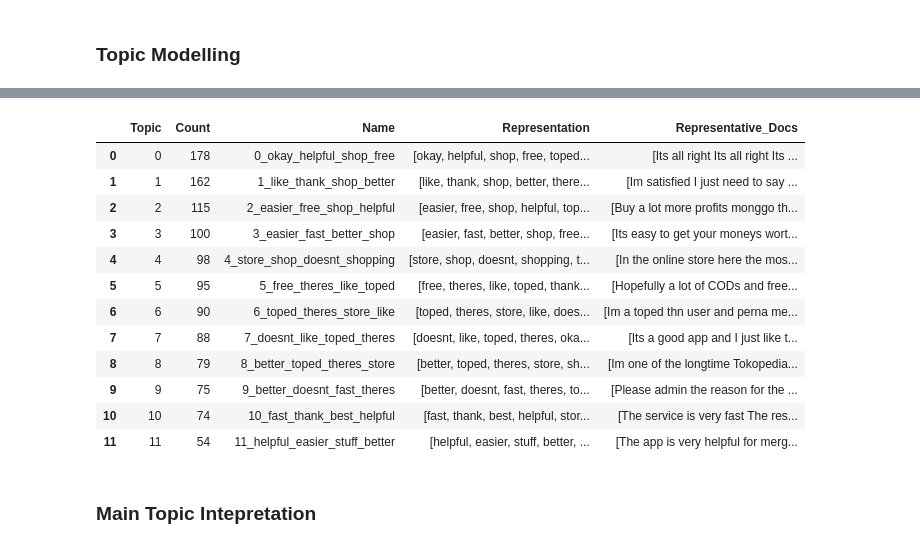
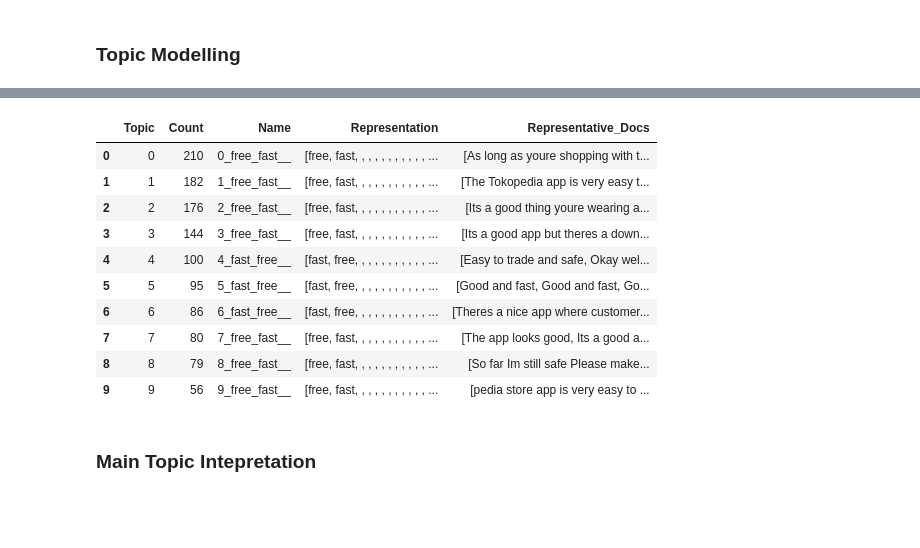
Before and after one commit to WayanArdike/gopay, a Jupyter notebook: study-case-tokopedia.ipynb, the cells around one changed output, grey strips where cells are left out. Saved outputs shown, nothing was run; the diff lists cells and outputs as text; code cells hidden in the pictures; blank space fills up the shorter version.

```diff
--- a/study-case-tokopedia.ipynb
+++ b/study-case-tokopedia.ipynb
@@ -794,7 +794,7 @@ App Performance & Technical Issues and Payment & Account Management remain domin
 # %% [markdown]
 ### Topic Modelling
 # %%
-positive_topic = topic(12)
+positive_topic = topic(10)
 positive_info = positive_topic.fit_transform(positive)
 positive_info = positive_topic.get_topic_info()
 positive_info.to_csv('tokped_positive.csv')
@@ -811,15 +811,13 @@ positive_info
 |  | Topic | Count | Name | Representation | Representative_Docs |
-| 0 | 0 | 178 | 0_okay_helpful_shop_free | [okay, helpful, shop, free, toped... | [Its all right Its all right Its ... |
-| 1 | 1 | 162 | 1_like_thank_shop_better | [like, thank, shop, better, there... | [Im satisfied I just need to say ... |
-| 2 | 2 | 115 | 2_easier_free_shop_helpful | [easier, free, shop, helpful, top... | [Buy a lot more profits monggo th... |
-| 3 | 3 | 100 | 3_easier_fast_better_shop | [easier, fast, better, shop, free... | [Its easy to get your moneys wort... |
-| 4 | 4 | 98 | 4_store_shop_doesnt_shopping | [store, shop, doesnt, shopping, t... | [In the online store here the mos... |
-| 5 | 5 | 95 | 5_free_theres_like_toped | [free, theres, like, toped, thank... | [Hopefully a lot of CODs and free... |
-| 6 | 6 | 90 | 6_toped_theres_store_like | [toped, theres, store, like, does... | [Im a toped thn user and perna me... |
-| 7 | 7 | 88 | 7_doesnt_like_toped_theres | [doesnt, like, toped, theres, oka... | [Its a good app and I just like t... |
-| 8 | 8 | 79 | 8_better_toped_theres_store | [better, toped, theres, store, sh... | [Im one of the longtime Tokopedia... |
-| 9 | 9 | 75 | 9_better_doesnt_fast_theres | [better, doesnt, fast, theres, to... | [Please admin the reason for the ... |
-| 10 | 10 | 74 | 10_fast_thank_best_helpful | [fast, thank, best, helpful, stor... | [The service is very fast The res... |
-| 11 | 11 | 54 | 11_helpful_easier_stuff_better | [helpful, easier, stuff, better, ... | [The app is very helpful for merg... |
+| 0 | 0 | 210 | 0_free_fast__ | [free, fast, , , , , , , , , , , ... | [As long as youre shopping with t... |
+| 1 | 1 | 182 | 1_free_fast__ | [free, fast, , , , , , , , , , , ... | [The Tokopedia app is very easy t... |
+| 2 | 2 | 176 | 2_free_fast__ | [free, fast, , , , , , , , , , , ... | [Its a good thing youre wearing a... |
+| 3 | 3 | 144 | 3_free_fast__ | [free, fast, , , , , , , , , , , ... | [Its a good app but theres a down... |
+| 4 | 4 | 100 | 4_fast_free__ | [fast, free, , , , , , , , , , , ... | [Easy to trade and safe, Okay wel... |
+| 5 | 5 | 95 | 5_fast_free__ | [fast, free, , , , , , , , , , , ... | [Good and fast, Good and fast, Go... |
+| 6 | 6 | 86 | 6_fast_free__ | [fast, free, , , , , , , , , , , ... | [Theres a nice app where customer... |
+| 7 | 7 | 80 | 7_free_fast__ | [free, fast, , , , , , , , , , , ... | [The app looks good, Its a good a... |
+| 8 | 8 | 79 | 8_free_fast__ | [free, fast, , , , , , , , , , , ... | [So far Im still safe Please make... |
+| 9 | 9 | 56 | 9_free_fast__ | [free, fast, , , , , , , , , , , ... | [pedia store app is very easy to ... |
 # %% [markdown]
 ### Main Topic Intepretation
```
Also changed, not shown: parts of 4 cells of this notebook.
